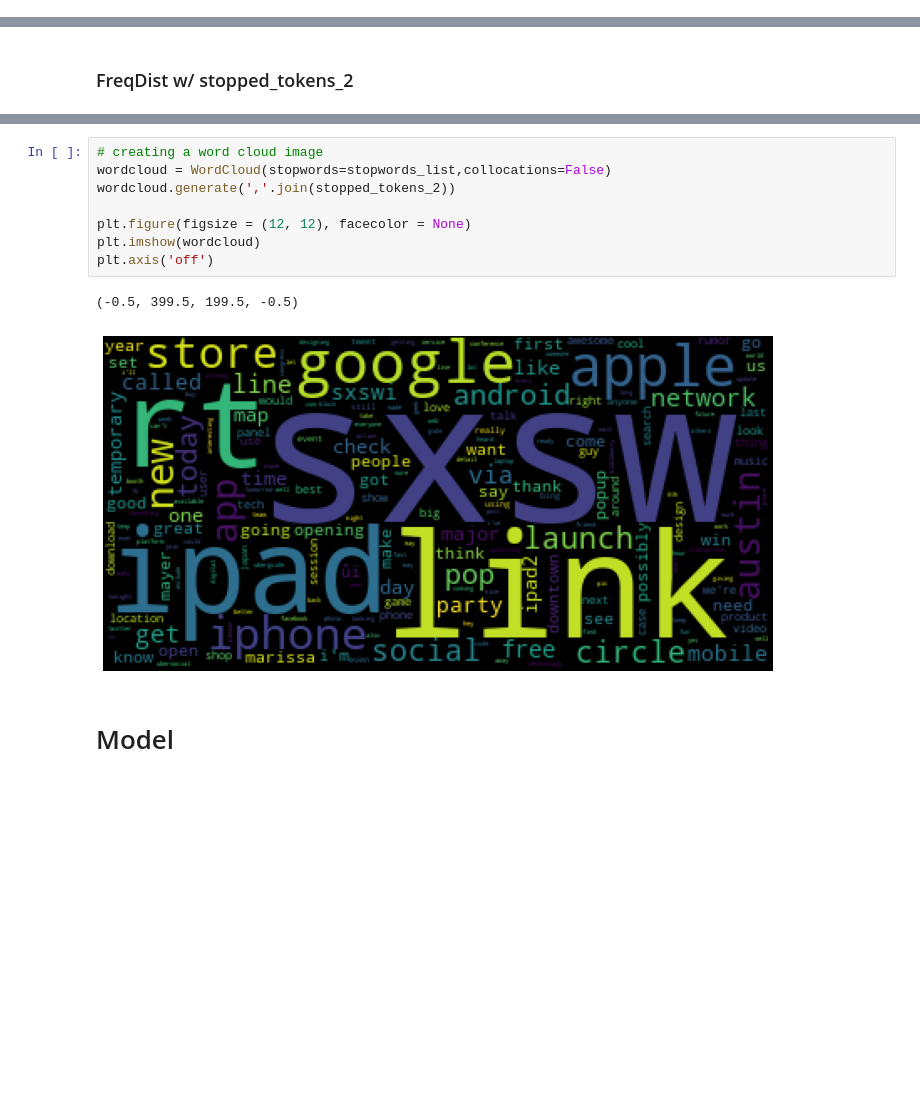
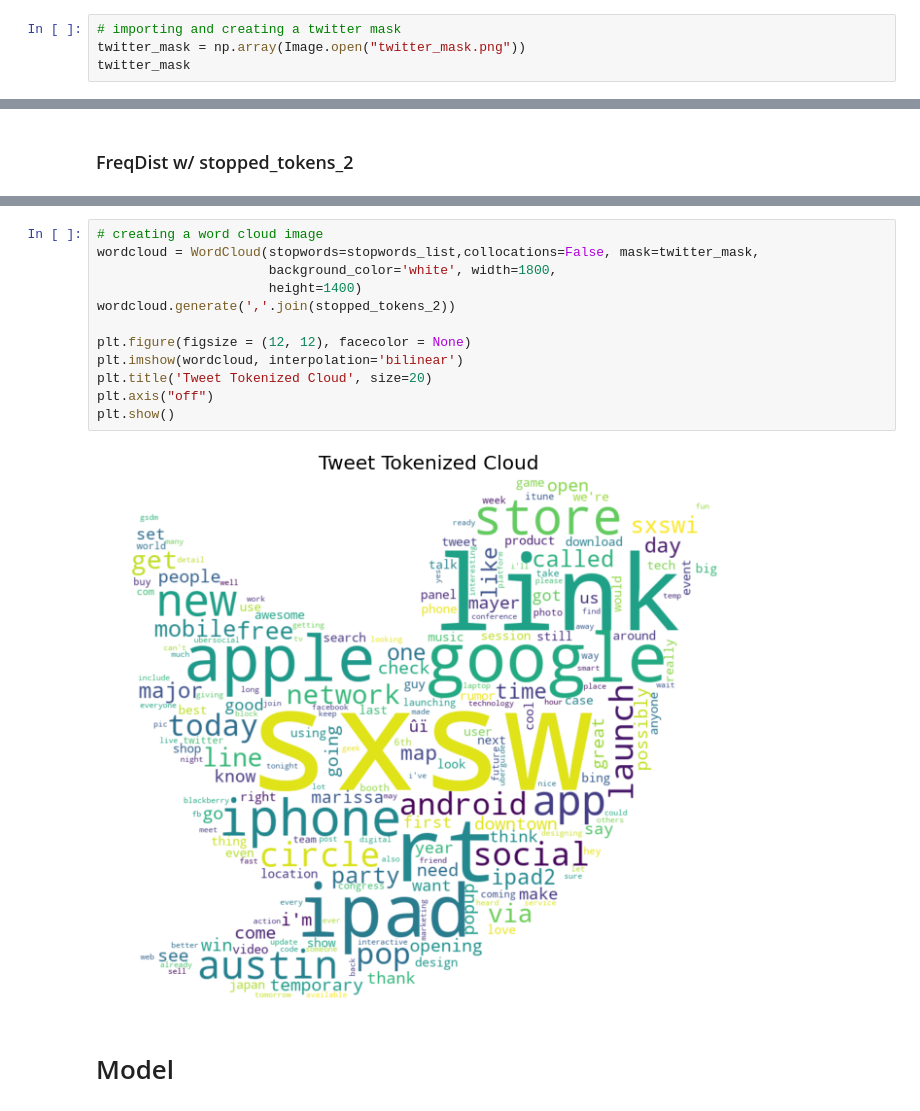
Before and after one commit to hpatel530/Twitter_Sentiment_Analysis, a Jupyter notebook: Untitled.ipynb, the cells around one changed output, grey strips where cells are left out. Drawn from its saved outputs; the diff is of its cells as text; blank space fills up the shorter version.

```diff
--- a/Untitled.ipynb
+++ b/Untitled.ipynb
@@ -374,0 +442,4 @@ plt.axis('off')
+# %%
+# importing and creating a twitter mask
+twitter_mask = np.array(Image.open("twitter_mask.png"))
+twitter_mask
@@ -476,14 +579,17 @@ freq.most_common(100)
 # %%
 # creating a word cloud image
-wordcloud = WordCloud(stopwords=stopwords_list,collocations=False)
+wordcloud = WordCloud(stopwords=stopwords_list,collocations=False, mask=twitter_mask,
+                      background_color='white', width=1800,
+                      height=1400)
 wordcloud.generate(','.join(stopped_tokens_2))
 
 plt.figure(figsize = (12, 12), facecolor = None)
-plt.imshow(wordcloud)
-plt.axis('off')
+plt.imshow(wordcloud, interpolation='bilinear')
+plt.title('Tweet Tokenized Cloud', size=20)
+plt.axis("off")
+plt.show()
 # %% [output]
-(-0.5, 399.5, 199.5, -0.5)
-[figure, old version]
+[figure, new version]
 # %% [markdown]
 # Model
 # %% [markdown]
```
Also changed, not shown: parts of 41 cells of this notebook, 4 other files.
